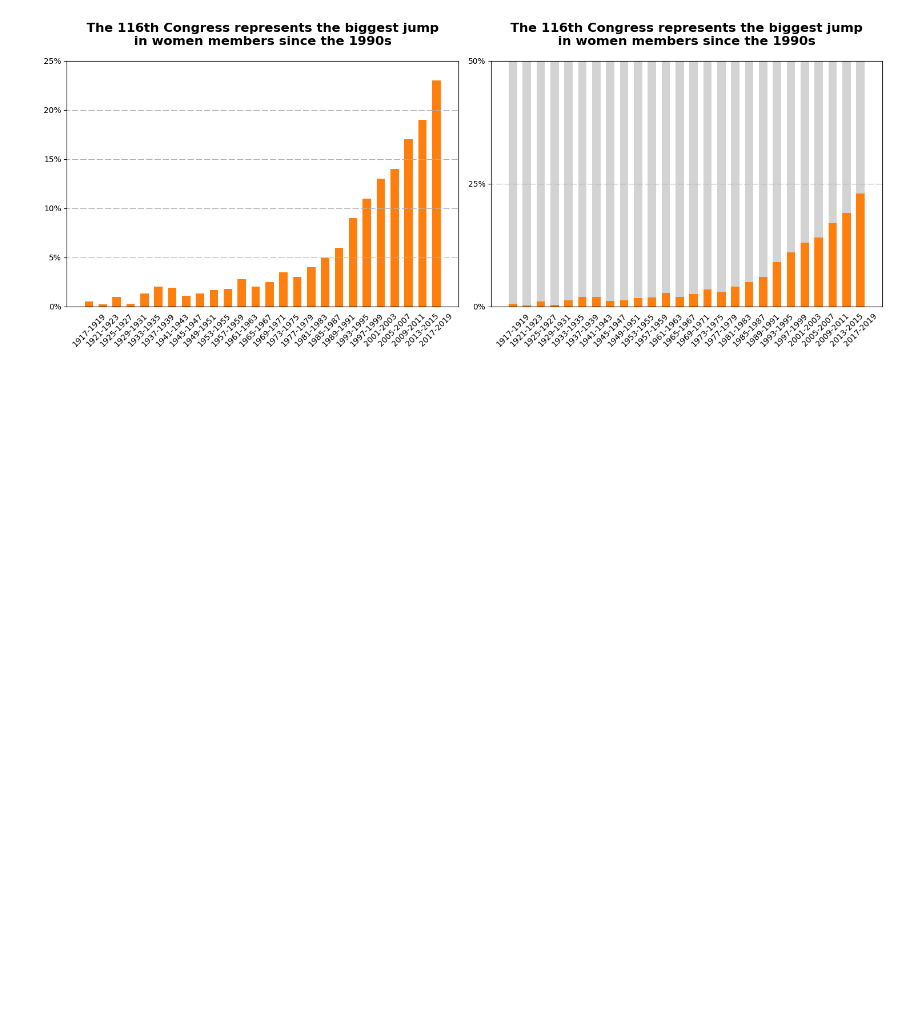
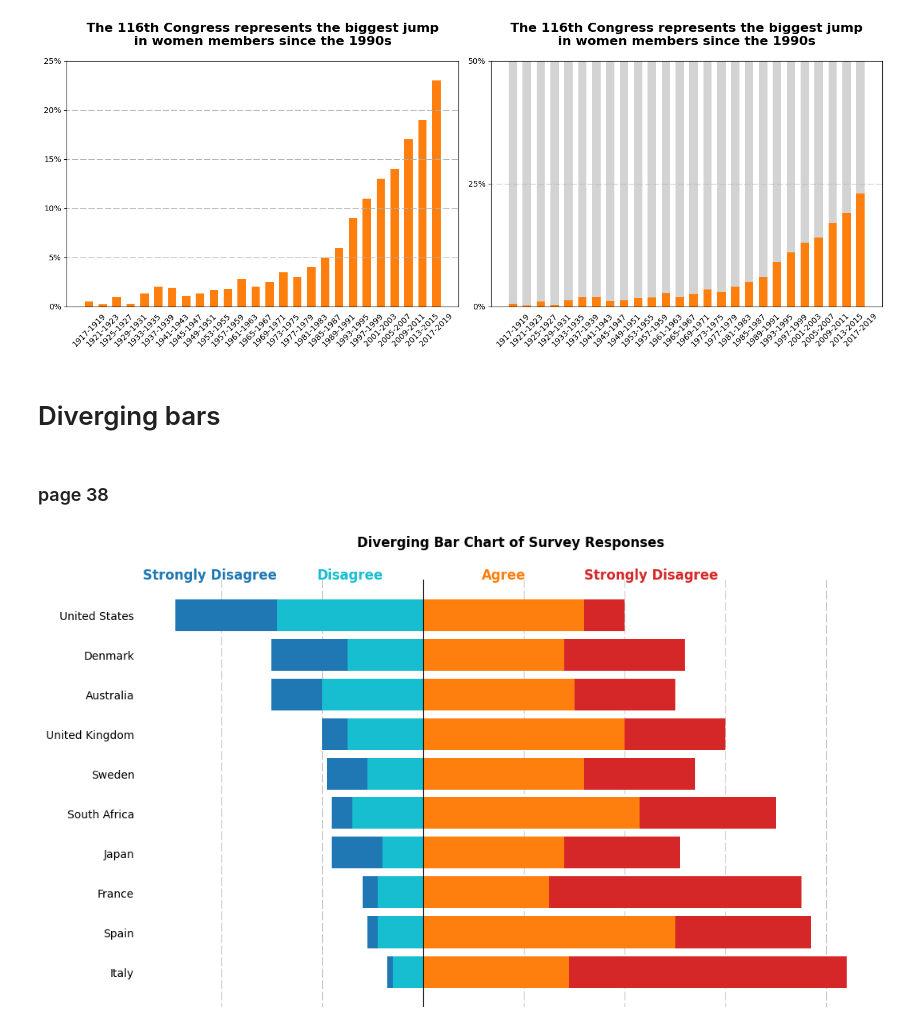
Before and after one commit to Aashish-Raghav/Data-Visualization---Multiple-Plots, a Jupyter notebook: IIT2022010.ipynb, the cells around one changed output. Drawn from its saved outputs; the diff is of its cells as text; code cells hidden in the pictures; blank space fills up the shorter version.

Commit message:
Add Diverging charts

```diff
--- a/IIT2022010.ipynb
+++ b/IIT2022010.ipynb
@@ -1148,3 +1148,58 @@ plt.tight_layout()
 plt.show()
 # %% [output]
 [figure]
+# %% [markdown]
+# Diverging bars
+# %% [markdown]
+### page 38
+# %%
+df = pd.read_csv('/content/income_differences.csv')
+
+# Set up figure and axis
+fig, ax = plt.subplots(figsize=(12, 7))
+
+# Plot each category as a separate bar group
+bar_width = 0.8
+countries = df['Country']
+
+# Left Side (Negative)
+ax.barh(countries, -df['Disagree'], color='#17becf', label='Disagree', height=bar_width,zorder=3)
+ax.text(-df['Disagree'][0]/ 2, -1, "Disagree", ha='center', size=12, weight='bold', va='center', color='#17becf')
+
+ax.barh(countries, -df['Strongly Disagree'],left=-df['Disagree'], color='#1f77b4', label='Strongly Disagree', height=bar_width,zorder=3)
+ax.text(-df['Disagree'][0], -1, "Strongly Disagree", ha='right', size=12, weight='bold', va='center', color='#1f77b4')
+
+
+# Right Side (Positive)
+ax.barh(countries, df['Agree'], color='#ff7f0e', label='Agree', height=bar_width,zorder=3)
+ax.text(df['Agree'][0]/ 2, -1, "Agree", ha='center', size=12, weight='bold', va='center', color='#ff7f0e')
+
+ax.barh(countries, df['Strongly Agree'], left=df['Agree'], color='#d62728', label='Strongly Agree', height=bar_width,zorder=3)
+ax.text(df['Agree'][0], -1, "Strongly Disagree", ha='left', size=12, weight='bold', va='center', color='#d62728')
+
+
+# Add vertical line at 0 for the diverging effect
+ax.axvline(0, color='black', linewidth=0.8,zorder=5)
+
+# Labels and title
+
+ax.set_title('Diverging Bar Chart of Survey Responses',fontweight='bold',pad=30)
+
+# Remove spines
+for spine in ['top', 'right','left','bottom']:
+    ax.spines[spine].set_visible(False)
+
+# Add gridlines
+ax.grid(axis='x', linestyle=custom_linestyle, alpha=0.7)
+
+# Remove tick and lables
+ax.tick_params(axis='y', left=False)
+ax.tick_params(axis='x', bottom=False)
+ax.set_xticklabels([])
+
+# Customize ticks and grid
+ax.invert_yaxis()
+# Display the plot
+plt.show()
+# %% [output]
+[figure, added]
```
Also changed, not shown: parts of 8 cells of this notebook, 2 other files.
